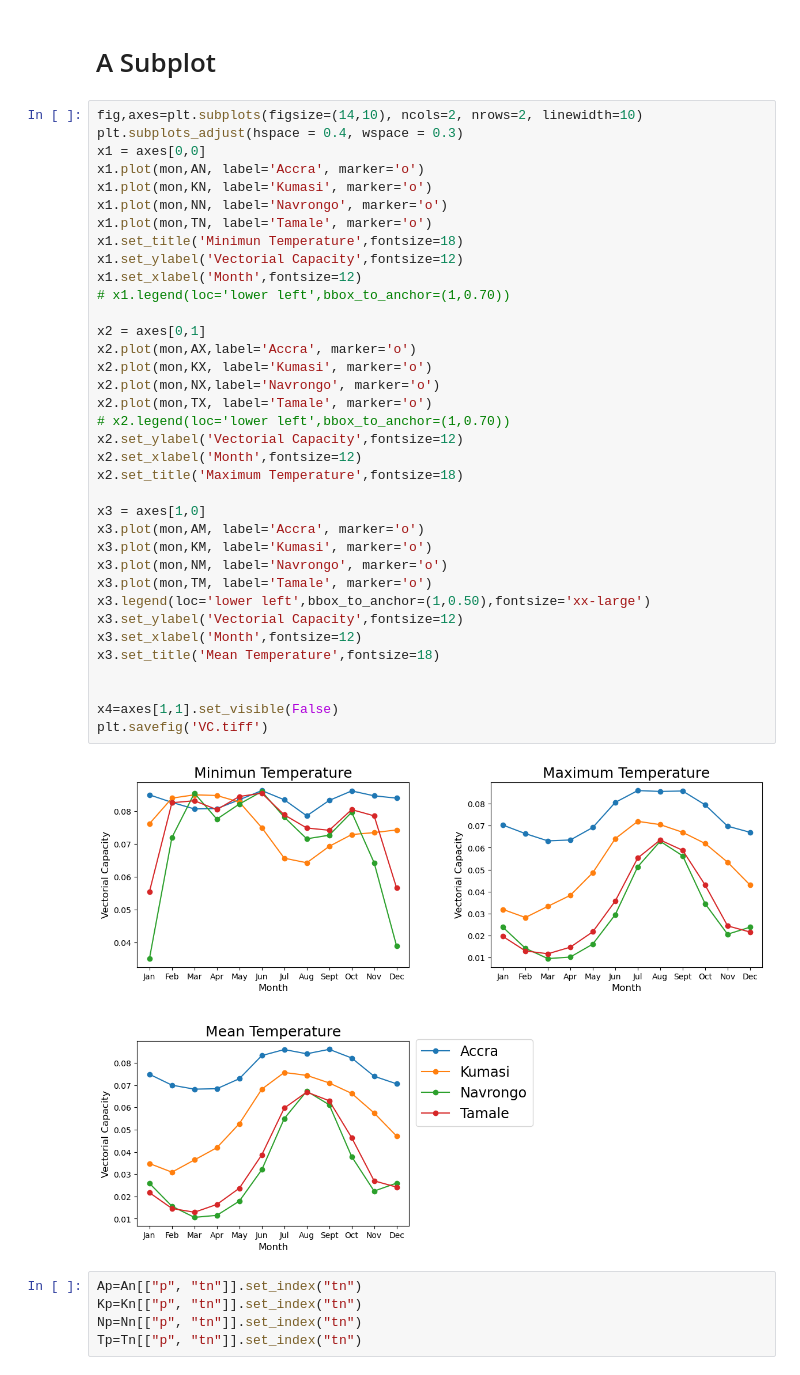
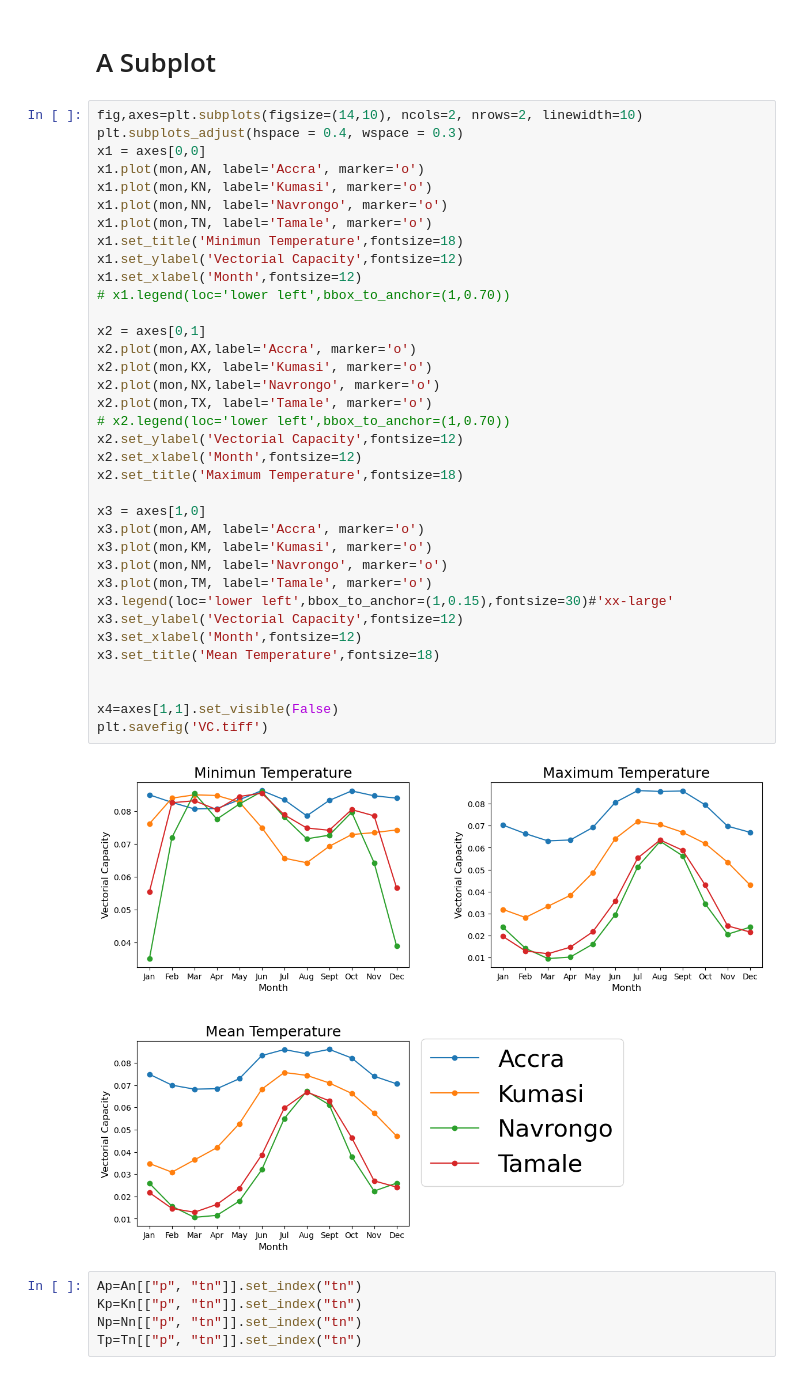
Before and after one commit to ayitaheric/JNAA_LAB, a Jupyter notebook: Hackathon_G2.ipynb, the cells around one changed output. Cells and saved outputs as stored; diff of their text form.

```diff
--- a/Hackathon_G2.ipynb
+++ b/Hackathon_G2.ipynb
@@ -95,35 +95,35 @@ x1.plot(mon,KN, label='Kumasi', marker='o')
 x1.plot(mon,NN, label='Navrongo', marker='o')
 x1.plot(mon,TN, label='Tamale', marker='o')
 x1.set_title('Minimun Temperature',fontsize=18)
 x1.set_ylabel('Vectorial Capacity',fontsize=12)
 x1.set_xlabel('Month',fontsize=12)
 # x1.legend(loc='lower left',bbox_to_anchor=(1,0.70))
 
 x2 = axes[0,1]
 x2.plot(mon,AX,label='Accra', marker='o')
 x2.plot(mon,KX, label='Kumasi', marker='o')
 x2.plot(mon,NX,label='Navrongo', marker='o')
 x2.plot(mon,TX, label='Tamale', marker='o')
 # x2.legend(loc='lower left',bbox_to_anchor=(1,0.70))
 x2.set_ylabel('Vectorial Capacity',fontsize=12)
 x2.set_xlabel('Month',fontsize=12)
 x2.set_title('Maximum Temperature',fontsize=18)
 
 x3 = axes[1,0]
 x3.plot(mon,AM, label='Accra', marker='o')
 x3.plot(mon,KM, label='Kumasi', marker='o')
 x3.plot(mon,NM, label='Navrongo', marker='o')
 x3.plot(mon,TM, label='Tamale', marker='o')
-x3.legend(loc='lower left',bbox_to_anchor=(1,0.50),fontsize='xx-large')
+x3.legend(loc='lower left',bbox_to_anchor=(1,0.15),fontsize=30)#'xx-large'
 x3.set_ylabel('Vectorial Capacity',fontsize=12)
 x3.set_xlabel('Month',fontsize=12)
 x3.set_title('Mean Temperature',fontsize=18)
 
 
 x4=axes[1,1].set_visible(False)
 plt.savefig('VC.tiff')
 # %% [output]
-[figure, old version]
+[figure, new version]
 # %%
 Ap=An[["p", "tn"]].set_index("tn")
 Kp=Kn[["p", "tn"]].set_index("tn")
```
Also changed, not shown: parts of 8 cells of this notebook.
